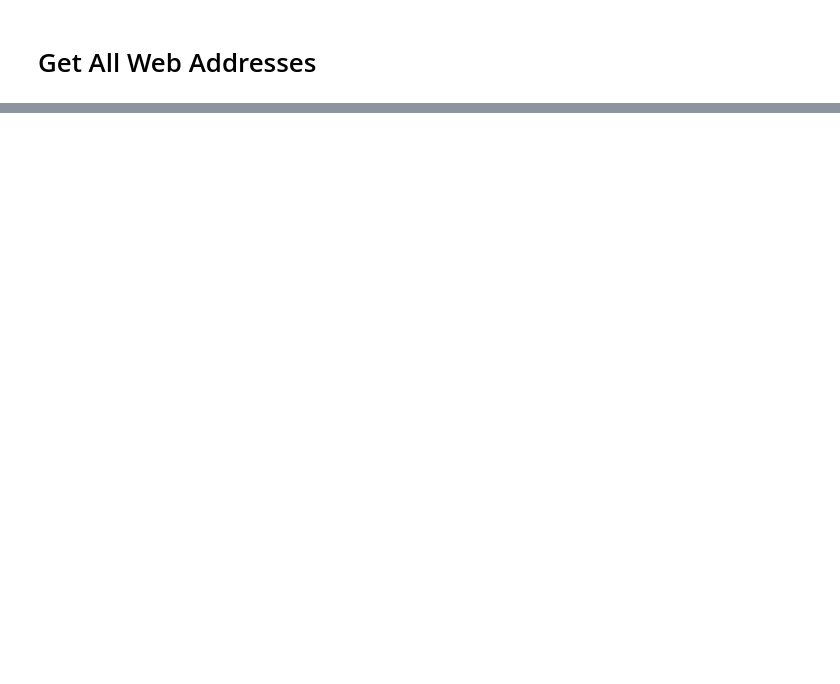
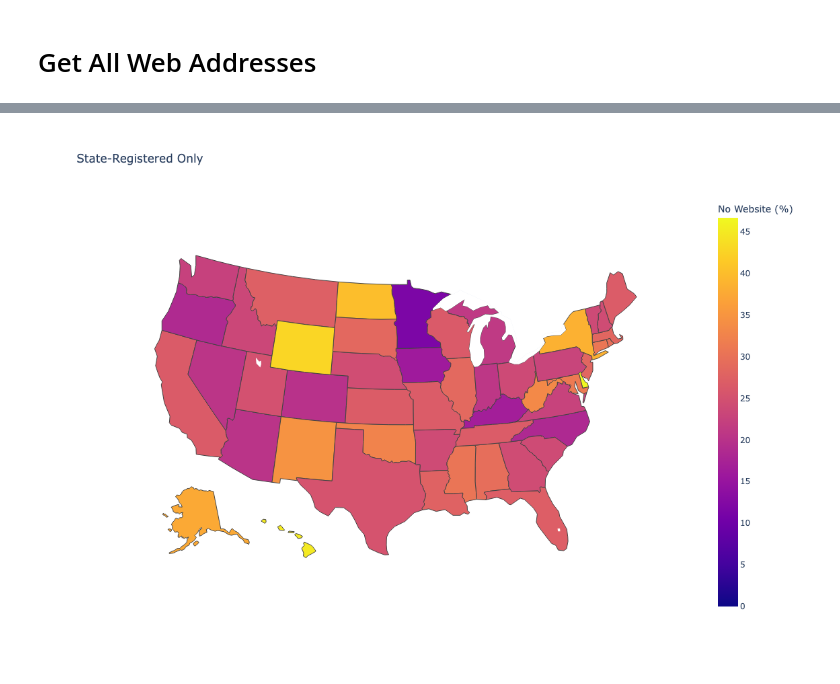
Before and after one commit to austinpracticaldatascience/RIA_websites, a Jupyter notebook: EDA.ipynb, the cells around one changed output, grey strips where cells are left out. Cells and saved outputs as stored; diff of their text form; code cells hidden in the pictures; blank space fills up the shorter version.

```diff
--- a/EDA.ipynb
+++ b/EDA.ipynb
@@ -127,0 +428,2 @@ df_sec_reg_urls = get_all_urls(df_sec_reg, valid_only=False)
+# %%
+df_all = df_all.merge(df_registration, how='left')
@@ -127,0 +591,16 @@ df_sec_reg_urls = get_all_urls(df_sec_reg, valid_only=False)
+# %%
+states_statereg_crosstab = pd.crosstab(df_ria[df_ria['registration'] == 'state']['MainAddr.@State'],
+                                       df_ria[df_ria['registration'] == 'state']['url_has_firm_specific'],
+                                       normalize='index').round(2+2)*100
+states_statereg_crosstab.columns = ['No Website (%)', 'Has Website (%)']
+fig = px.choropleth(states_statereg_crosstab.reset_index(),
+                    locations='MainAddr.@State',
+                    locationmode='USA-states',
+                    color='No Website (%)',
+                    scope='usa',
+                    width = 1200,
+                    height = 800,
+                   title='State-Registered Only')
+fig.show()
+# %% [output]
+[figure, added]
```
Also changed, not shown: parts of 127 cells of this notebook, 2 other files.
